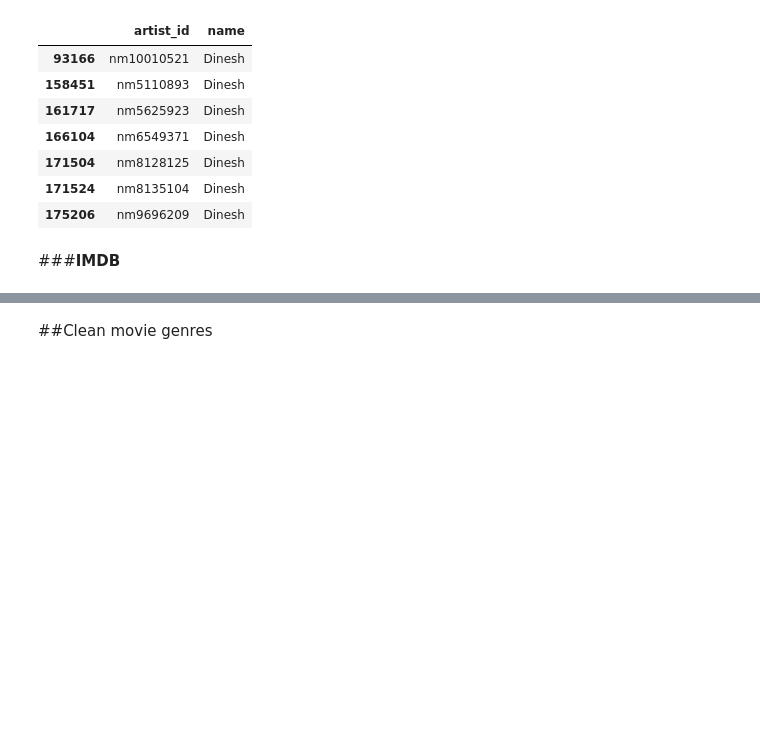
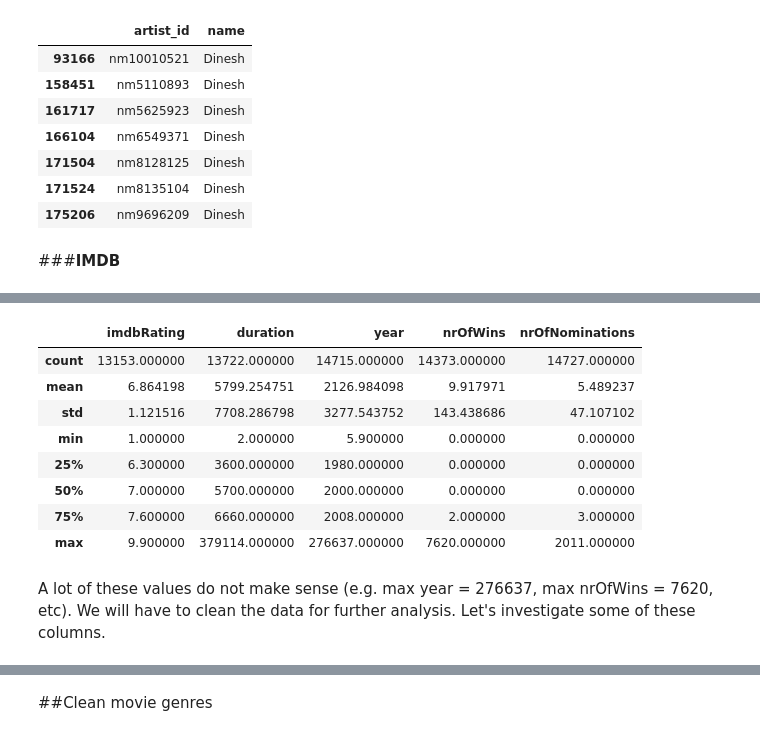
Before and after one commit to canon14/MovieRecommendationModel, a Jupyter notebook: MovieRecommendation.ipynb, the cells around one changed output, grey strips where cells are left out. Saved outputs shown, nothing was run; the diff lists cells and outputs as text; code cells hidden in the pictures; blank space fills up the shorter version.

```diff
--- a/MovieRecommendation.ipynb
+++ b/MovieRecommendation.ipynb
@@ -116,0 +173,14 @@ imdb_attributes_df.head()
+# %%
+imdb_attributes_df.describe()
+# %% [output]
+|  | imdbRating | duration | year | nrOfWins | nrOfNominations |
+| count | 13153.000000 | 13722.000000 | 14715.000000 | 14373.000000 | 14727.000000 |
+| mean | 6.864198 | 5799.254751 | 2126.984098 | 9.917971 | 5.489237 |
+| std | 1.121516 | 7708.286798 | 3277.543752 | 143.438686 | 47.107102 |
+| min | 1.000000 | 2.000000 | 5.900000 | 0.000000 | 0.000000 |
+| 25% | 6.300000 | 3600.000000 | 1980.000000 | 0.000000 | 0.000000 |
+| 50% | 7.000000 | 5700.000000 | 2000.000000 | 0.000000 | 0.000000 |
+| 75% | 7.600000 | 6660.000000 | 2008.000000 | 2.000000 | 3.000000 |
+| max | 9.900000 | 379114.000000 | 276637.000000 | 7620.000000 | 2011.000000 |
+# %% [markdown]
+A lot of these values do not make sense (e.g. max year = 276637, max nrOfWins = 7620, etc). We will have to clean the data for further analysis. Let's investigate some of these columns.
```
Also changed, not shown: parts of 10 cells of this notebook.
